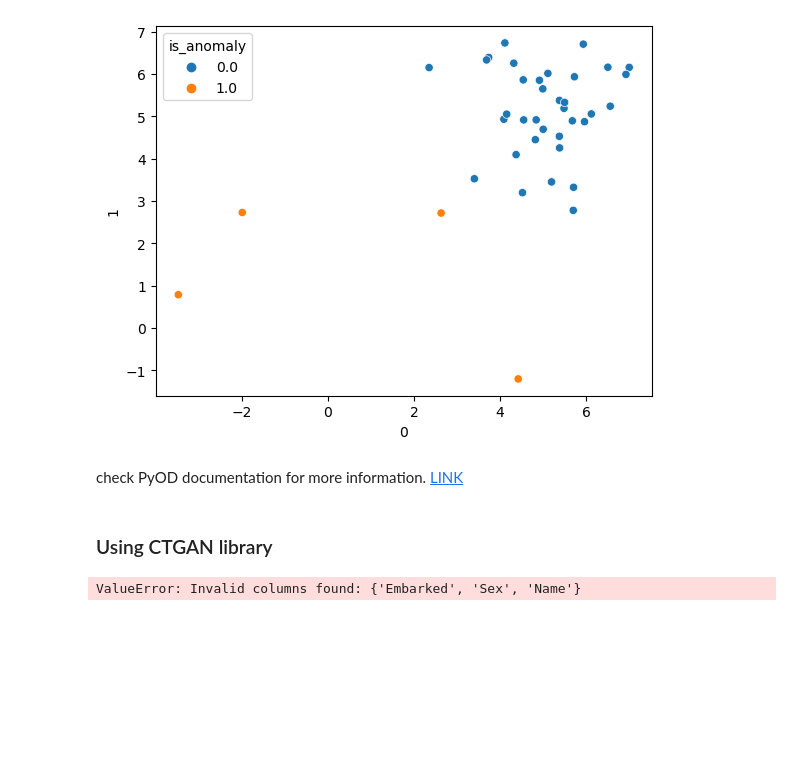
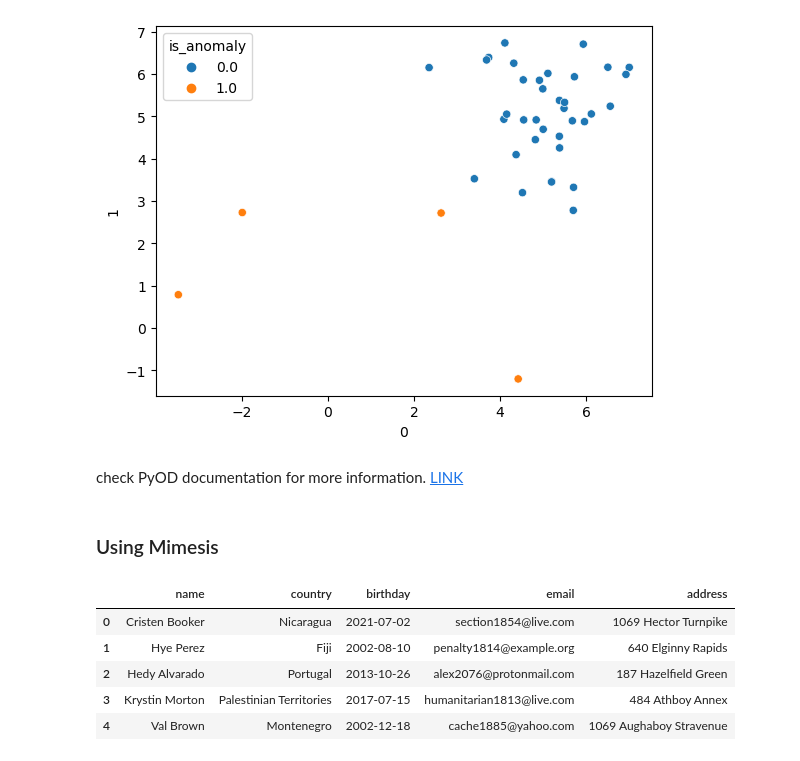
Before and after one commit to abhdhar-1618/Python, a Jupyter notebook: Own/Synthetic data generation.ipynb, the cells around one changed output. Cells and saved outputs as stored; diff of their text form; code cells hidden in the pictures; blank space fills up the shorter version.

```diff
--- a/Own/Synthetic data generation.ipynb
+++ b/Own/Synthetic data generation.ipynb
@@ -78,23 +78,33 @@ sns.scatterplot(data=X_df, x=0, y=1, hue="is_anomaly")
 # %% [markdown]
 check PyOD documentation for more information. [LINK](https://pyod.readthedocs.io/en/latest/)
 # %% [markdown]
-### Using CTGAN library
+### Using Mimesis
-# %%
-from ctgan import CTGAN
-from ctgan import load_demo
-tested = load_demo()
-
-discrete_columns = [
-    'Name',
-    'Sex',
-    'Embarked'
-]
-
-ctgan = CTGAN(epochs=10)
-ctgan.fit(tested, discrete_columns)
-
-# Creating Synthetic data
-
-synthetic_data = ctgan.sample(5000)
-# %% [output]
-ValueError: Invalid columns found: {'Embarked', 'Sex', 'Name'}
+# %%
+from mimesis import Generic
+from mimesis.locales import Locale
+import pandas as pd
+
+fake = Generic(Locale.EN_GB)
+
+df = pd.DataFrame(
+    [
+        {
+            "name": fake.person.full_name(),
+            "country": fake.address.country(),
+            "birthday": fake.datetime.date(),
+            "email": fake.person.email(),
+            "address": fake.address.address(),
+        }
+        for _ in range(100)
+    ]
+
+)
+
+df.head()
+# %% [output]
+|  | name | country | birthday | email | address |
+| 0 | Cristen Booker | Nicaragua | 2021-07-02 | section1854@live.com | 1069 Hector Turnpike |
+| 1 | Hye Perez | Fiji | 2002-08-10 | penalty1814@example.org | 640 Elginny Rapids |
+| 2 | Hedy Alvarado | Portugal | 2013-10-26 | alex2076@protonmail.com | 187 Hazelfield Green |
+| 3 | Krystin Morton | Palestinian Territories | 2017-07-15 | humanitarian1813@live.com | 484 Athboy Annex |
+| 4 | Val Brown | Montenegro | 2002-12-18 | cache1885@yahoo.com | 1069 Aughaboy Stravenue |
```
Also changed, not shown: parts of 2 cells of this notebook, 2 other files.
